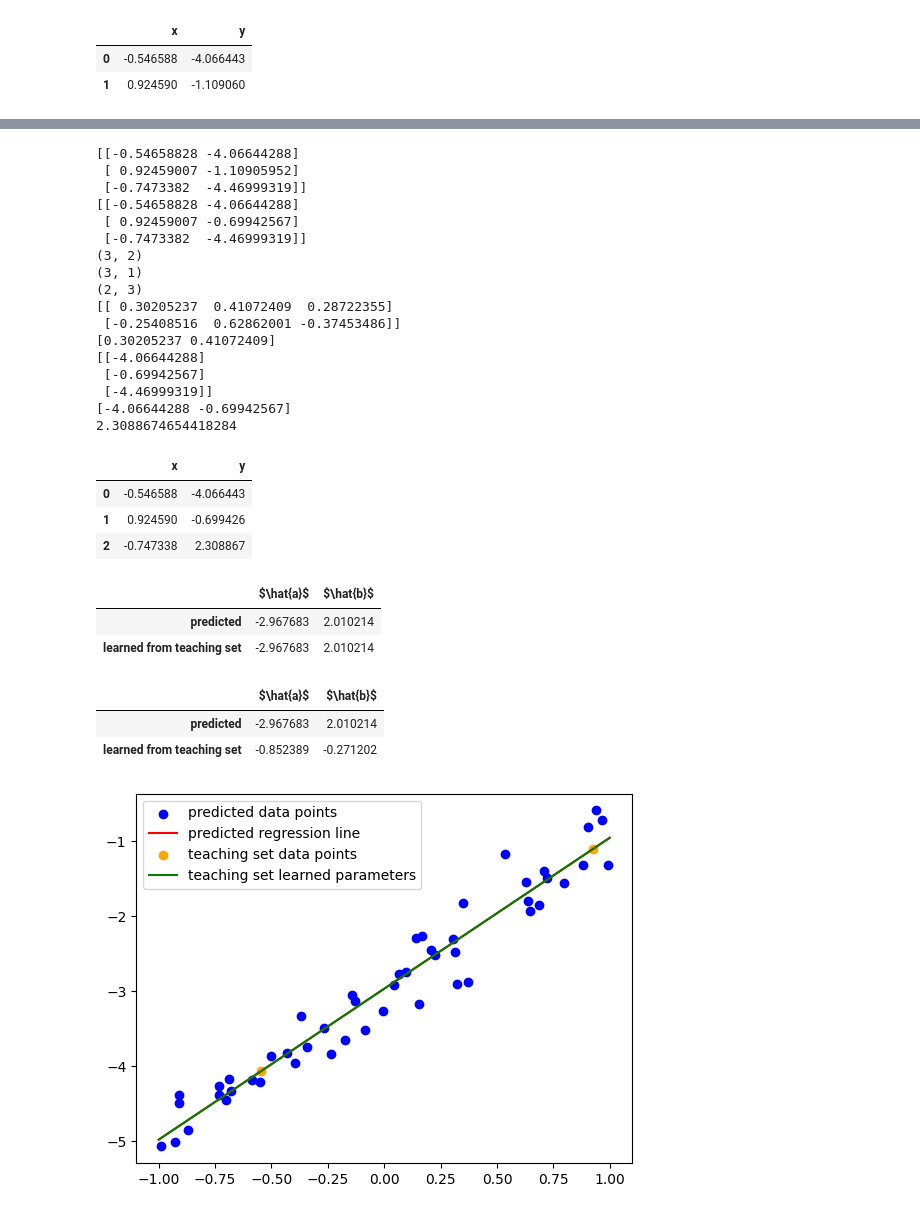
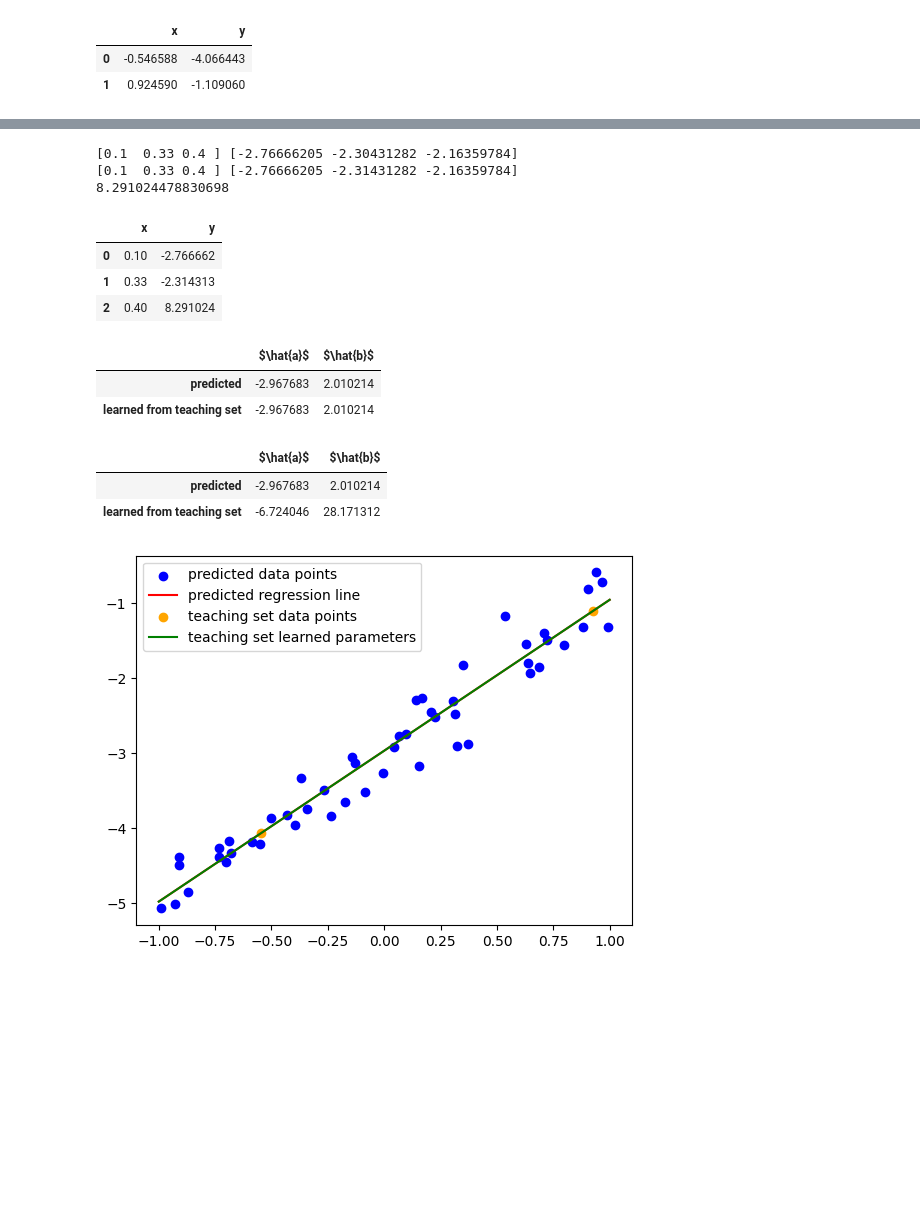
Before and after one commit to csjiet/machine-teaching-with-OLS, a Jupyter notebook: main.ipynb, the cells around one changed output, grey strips where cells are left out. Saved outputs shown, nothing was run; the diff lists cells and outputs as text; code cells hidden in the pictures; blank space fills up the shorter version.

```diff
--- a/main.ipynb
+++ b/main.ipynb
@@ -107,71 +102,43 @@ $$ Y = X \hat{\beta} + \hat{U} $$
 # %%
 random.seed(8)
 
 def create_3_teaching_dp_allowing_errors(beta1, beta2):
-    ts = create_n_teaching_dp(3, beta1, beta2)
-    print(ts)
 
-    # Introduce noise to a data point
-    noise = random.uniform(-1, 1)
-    ts[1][1] += noise
+    x_ts = np.array([0.1, 0.33, 0.4])
+    y_ts = np.array(list(map(lambda x: beta1 + beta2 * x, x_ts)))
+    print(x_ts, y_ts)
 
-    print(ts)
-    x, y = ts.T
+    # Introduce noise
+    y_ts[1] -= 0.01
 
-    X = np.array([np.ones(3), x])
-    X = X.T # Transpose matrix to hold a shape of m x 2 to facilitate matrix multiplication of its transpose with vector y of shape m x 1
+    print(x_ts, y_ts)
 
-    print(X.shape)
+    x_squared = np.dot(x_ts, x_ts)
+    x_sum = sum(x_ts)
+    temp = beta2 * (3 * (x_squared) - (x_sum)**2)
+    temp = temp - (x_squared * y_ts[0]) + (x_squared * y_ts[1]) + (x_sum * x_ts[0] * y_ts[0]) + (x_sum * x_ts[1] * y_ts[1])
+    result = temp/ (x_squared - (x_sum * x_ts[2]))
 
+    print(result)
+    y_ts[2] = result
 
-    # Independent variable - y vector
-    Y = y[..., None]
-    print(Y.shape)
+    final_ts = np.array([x_ts, y_ts])
 
-    # Implementing OLS Estimator
-    # 1D OLS parameters - [\beta_{0}, \beta_{1}], y-intercept and gradient respectively
-    temp = np.linalg.inv(X.T @ X) @ X.T
-
-    print(temp.shape)
-    print(temp)
-    print(temp[0][:2])
-    print(Y)
-    print(Y.flatten()[:2])
-
-    result = beta1 - np.dot(temp[0][:2], Y.flatten()[:2])/ temp[0][-1]
-    print(result)
-
-    ts[-1][1] = result
-
-    return ts
+    return final_ts.T
 
 
 # Create teaching set n = 3
 teaching_set2 = create_3_teaching_dp_allowing_errors(beta1, beta2)
 df = pd.DataFrame(teaching_set2, columns=['x', 'y'])
 df
 # %% [output]
-[[-0.54658828 -4.06644288]
- [ 0.92459007 -1.10905952]
- [-0.7473382  -4.46999319]]
-[[-0.54658828 -4.06644288]
- [ 0.92459007 -0.69942567]
- [-0.7473382  -4.46999319]]
-(3, 2)
-(3, 1)
-(2, 3)
-[[ 0.30205237  0.41072409  0.28722355]
- [-0.25408516  0.62862001 -0.37453486]]
-[0.30205237 0.41072409]
-[[-4.06644288]
- [-0.69942567]
- [-4.46999319]]
-[-4.06644288 -0.69942567]
-2.3088674654418284
+[0.1  0.33 0.4 ] [-2.76666205 -2.30431282 -2.16359784]
+[0.1  0.33 0.4 ] [-2.76666205 -2.31431282 -2.16359784]
+8.291024478830698
 |  | x | y |
-| 0 | -0.546588 | -4.066443 |
-| 1 | 0.924590 | -0.699426 |
-| 2 | -0.747338 | 2.308867 |
+| 0 | 0.10 | -2.766662 |
+| 1 | 0.33 | -2.314313 |
+| 2 | 0.40 | 8.291024 |
 # %%
 # Check for successful teaching for both synthetic datasets: Compare "a vs \hat{a}", "b vs \hat{b}"
 x_ts1, y_ts1 = teaching_set1.T
@@ -194,7 +161,7 @@ display(df2)
 | learned from teaching set | -2.967683 | 2.010214 |
 |  | $\hat{a}$ | $\hat{b}$ |
 | predicted | -2.967683 | 2.010214 |
-| learned from teaching set | -0.852389 | -0.271202 |
+| learned from teaching set | -6.724046 | 28.171312 |
 # %%
 # Overlay the synthetic plot vs predicted plot, and plot the synthetic dataset from teaching set 1
 
```
Also changed, not shown: parts of 11 cells of this notebook.
